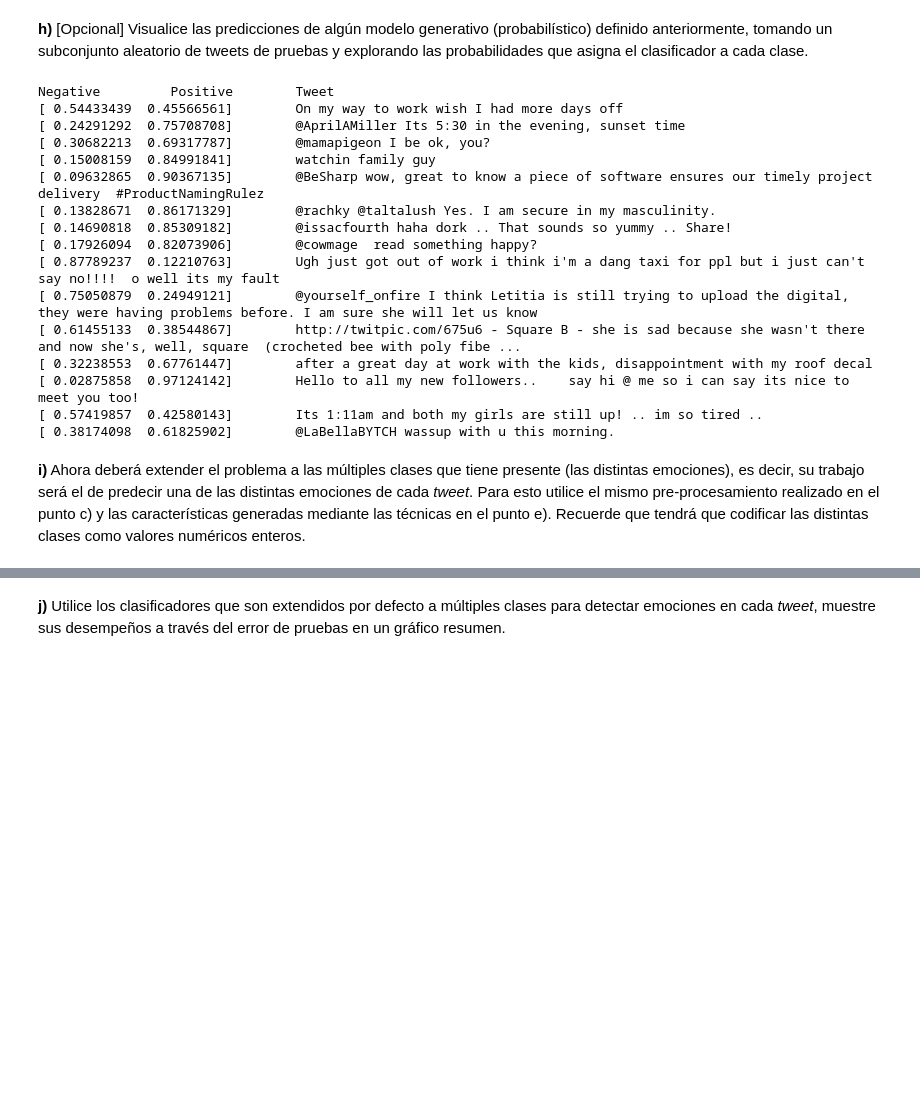
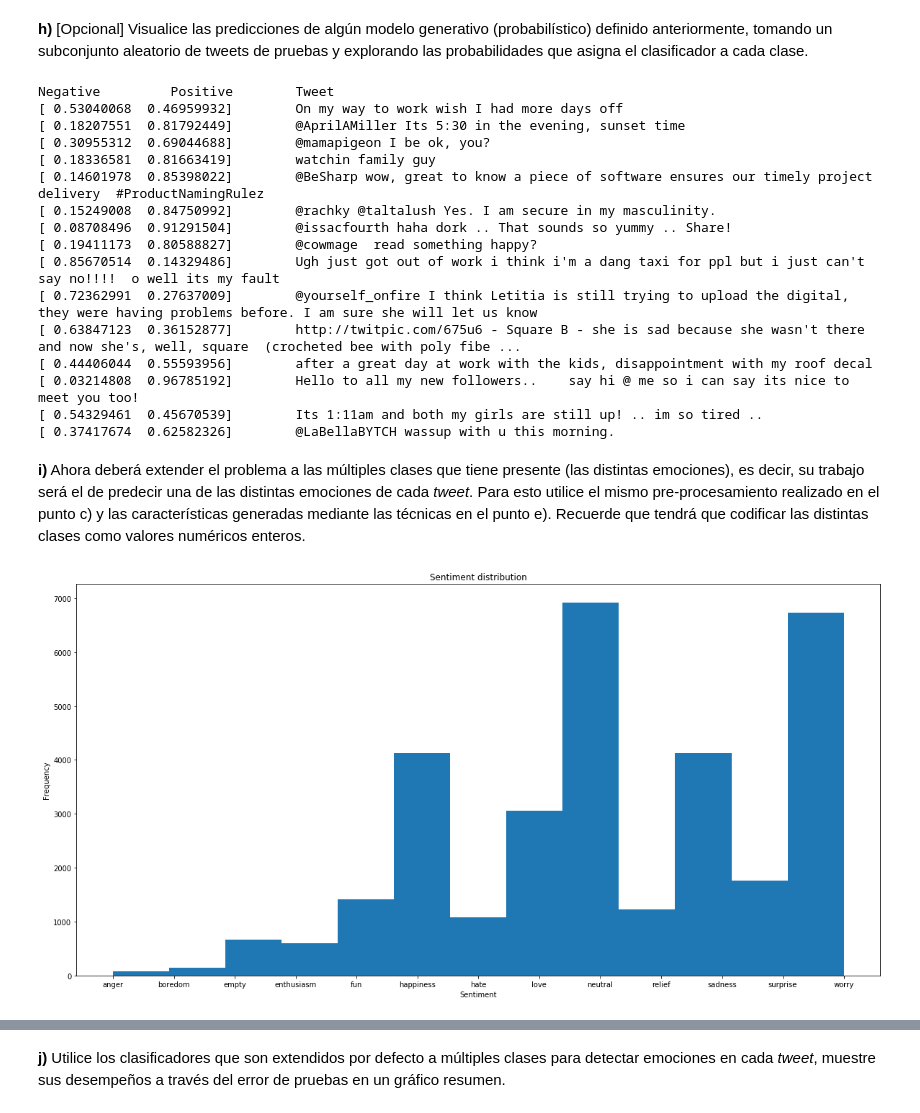
Before and after one commit to TareasJF/INF393, a Jupyter notebook: T2/Tarea2.ipynb, the cells around one changed output, grey strips where cells are left out. Drawn from its saved outputs; the diff is of its cells as text; code cells hidden in the pictures; blank space fills up the shorter version.

```diff
--- a/T2/Tarea2.ipynb
+++ b/T2/Tarea2.ipynb
@@ -596,7 +598,7 @@ avg / total       0.71      0.71      0.71      8022
 # %%
 import random
 random.seed(14)
-test_pred = logistic[0].predict_proba(X_test)
+test_pred = logistic[1].predict_proba(X_test)
 spl = random.sample(range(len(test_pred)), 15)
 
 print("Negative \t Positive \t Tweet")
@@ -604,23 +606,33 @@ for i in spl:
     print(test_pred[i],"\t",df_test.reset_index()['content'][i])
 # %% [output]
 Negative         Positive        Tweet
-[ 0.54433439  0.45566561]        On my way to work wish I had more days off
-[ 0.24291292  0.75708708]        @AprilAMiller Its 5:30 in the evening, sunset time
-[ 0.30682213  0.69317787]        @mamapigeon I be ok, you?
-[ 0.15008159  0.84991841]        watchin family guy
-[ 0.09632865  0.90367135]        @BeSharp wow, great to know a piece of software ensures our timely project delivery  #ProductNamingRulez
-[ 0.13828671  0.86171329]        @rachky @taltalush Yes. I am secure in my masculinity.
-[ 0.14690818  0.85309182]        @issacfourth haha dork .. That sounds so yummy .. Share!
-[ 0.17926094  0.82073906]        @cowmage  read something happy?
-[ 0.87789237  0.12210763]        Ugh just got out of work i think i'm a dang taxi for ppl but i just can't say no!!!!  o well its my fault
-[ 0.75050879  0.24949121]        @yourself_onfire I think Letitia is still trying to upload the digital, they were having problems before. I am sure she will let us know
-[ 0.61455133  0.38544867]        http://twitpic.com/675u6 - Square B - she is sad because she wasn't there and now she's, well, square  (crocheted bee with poly fibe ...
-[ 0.32238553  0.67761447]        after a great day at work with the kids, disappointment with my roof decal
-[ 0.02875858  0.97124142]        Hello to all my new followers..    say hi @ me so i can say its nice to meet you too!
-[ 0.57419857  0.42580143]        Its 1:11am and both my girls are still up! .. im so tired ..
-[ 0.38174098  0.61825902]        @LaBellaBYTCH wassup with u this morning.
+[ 0.53040068  0.46959932]        On my way to work wish I had more days off
+[ 0.18207551  0.81792449]        @AprilAMiller Its 5:30 in the evening, sunset time
+[ 0.30955312  0.69044688]        @mamapigeon I be ok, you?
+[ 0.18336581  0.81663419]        watchin family guy
+[ 0.14601978  0.85398022]        @BeSharp wow, great to know a piece of software ensures our timely project delivery  #ProductNamingRulez
+[ 0.15249008  0.84750992]        @rachky @taltalush Yes. I am secure in my masculinity.
+[ 0.08708496  0.91291504]        @issacfourth haha dork .. That sounds so yummy .. Share!
+[ 0.19411173  0.80588827]        @cowmage  read something happy?
+[ 0.85670514  0.14329486]        Ugh just got out of work i think i'm a dang taxi for ppl but i just can't say no!!!!  o well its my fault
+[ 0.72362991  0.27637009]        @yourself_onfire I think Letitia is still trying to upload the digital, they were having problems before. I am sure she will let us know
+[ 0.63847123  0.36152877]        http://twitpic.com/675u6 - Square B - she is sad because she wasn't there and now she's, well, square  (crocheted bee with poly fibe ...
+[ 0.44406044  0.55593956]        after a great day at work with the kids, disappointment with my roof decal
+[ 0.03214808  0.96785192]        Hello to all my new followers..    say hi @ me so i can say its nice to meet you too!
+[ 0.54329461  0.45670539]        Its 1:11am and both my girls are still up! .. im so tired ..
+[ 0.37417674  0.62582326]        @LaBellaBYTCH wassup with u this morning.
 # %% [markdown]
 **i)** Ahora deberá extender el problema a las múltiples clases que tiene presente (las distintas emociones), es decir, su trabajo será el de predecir una de las distintas emociones de cada _tweet_. Para esto utilice el mismo pre-procesamiento realizado en el punto c) y las características generadas mediante las técnicas en el punto e). Recuerde que tendrá que codificar las distintas clases como valores numéricos enteros.
+# %%
+import matplotlib.pyplot as plt
+plt.figure(figsize=(20,10))
+plt.hist(df_train['sentiment'], bins=13)
+plt.title("Sentiment distribution")
+plt.xlabel("Sentiment")
+plt.ylabel("Frequency")
+plt.show()
+# %% [output]
+[figure, added]
 # %%
 clases['value']=[0,-1,1,-2,2,3,4,5,-3,-4,6,-5,-6]
 sent = list(clases['sentiment'])
```
Also changed, not shown: parts of 24 cells of this notebook.
